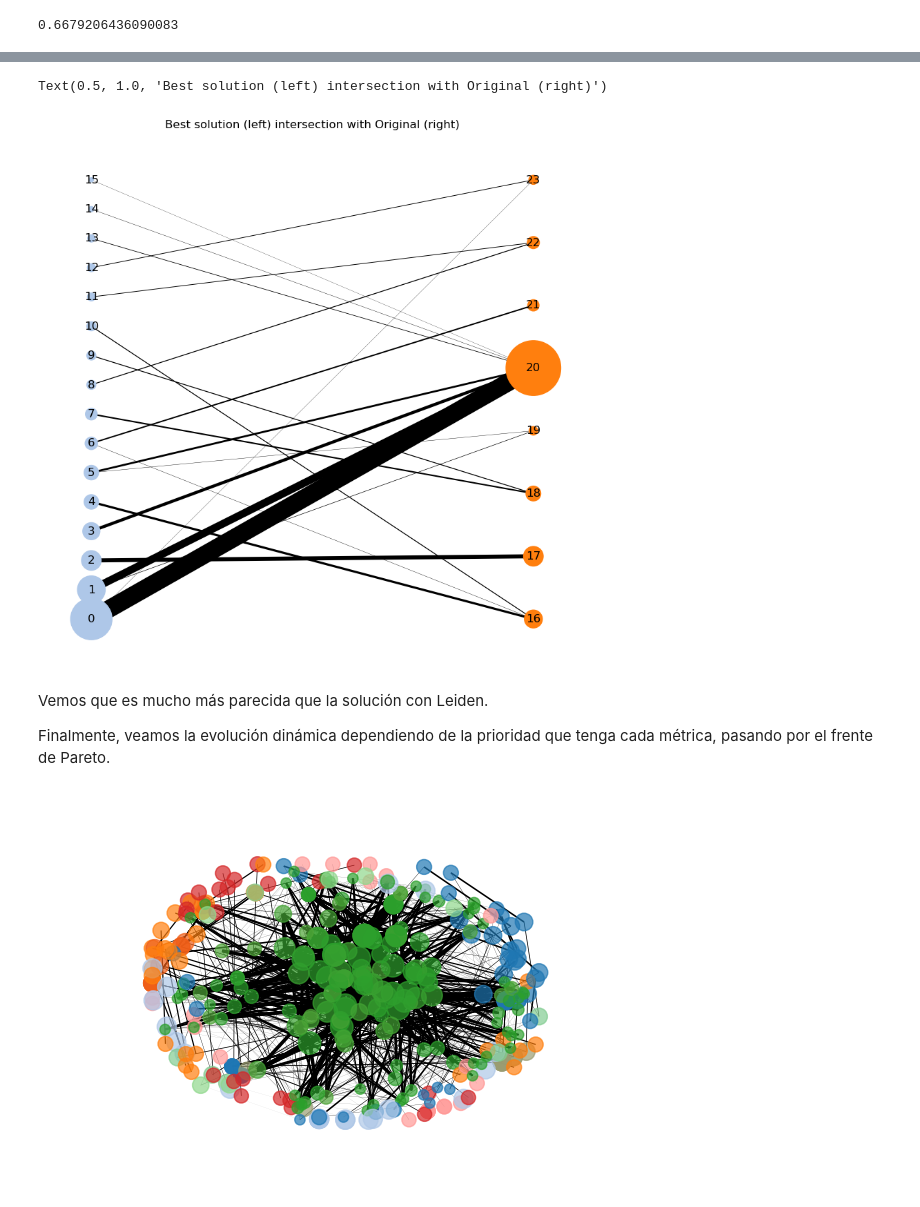
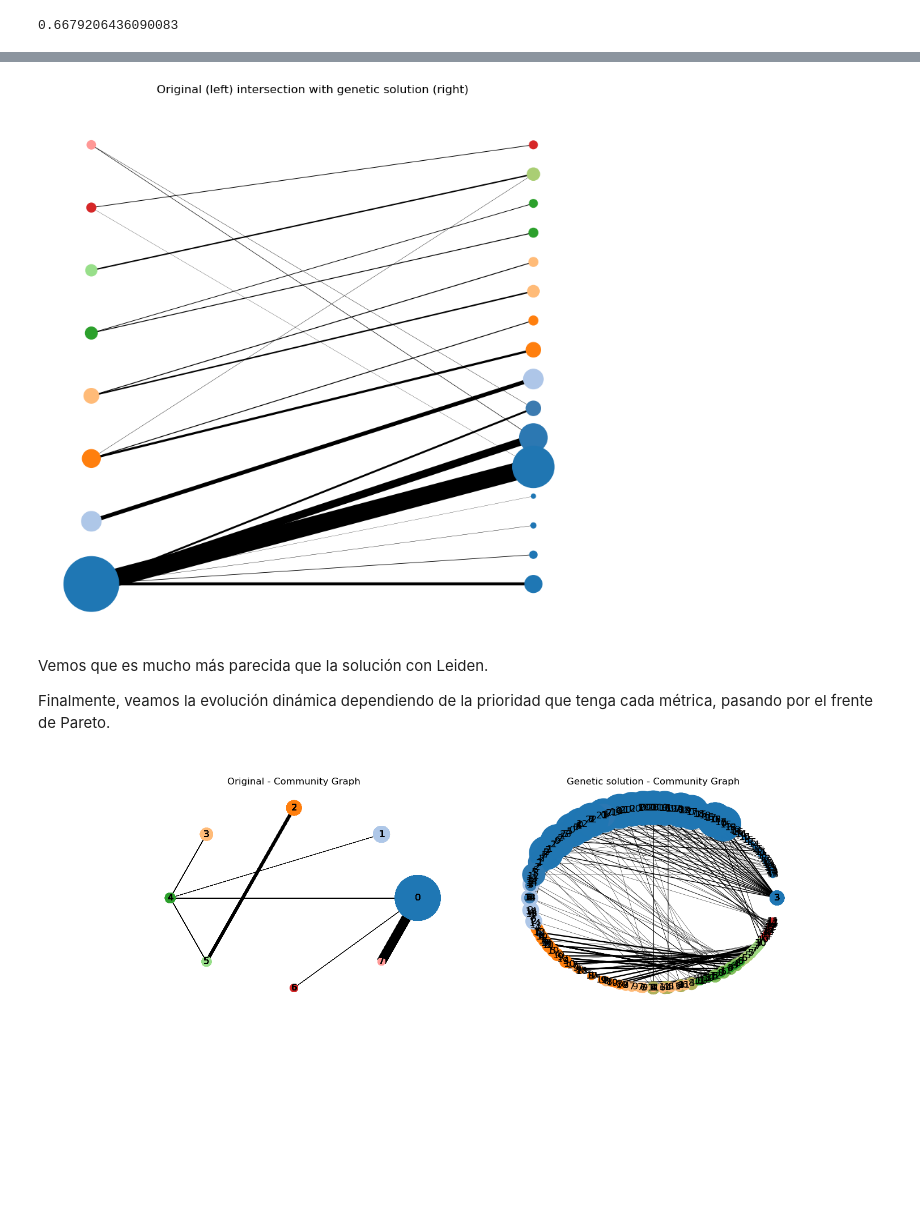
Before and after one commit to pablomiralles22/maadm-sna-ceb-assignment, a Jupyter notebook: notebooks/exercise2-3.ipynb, the cells around one changed output, grey strips where cells are left out. Cells and saved outputs as stored; diff of their text form; code cells hidden in the pictures; blank space fills up the shorter version.

```diff
--- a/notebooks/exercise2-3.ipynb
+++ b/notebooks/exercise2-3.ipynb
@@ -51,22 +56,6 @@ edges: list[list[int]] = [
 ]
 # %% [markdown]
 ## Código auxiliar
-# %%
-def community_list_to_dict(communities: list[list[int]]) -> dict[int, int]:
-    # list of list of nodes in the same community to dict of node to community
-    return {
-        node: ind
-        for ind, community in enumerate(communities)
-        for node in community
-    }
-
-def community_dict_to_list(community_dict: dict[int, int]) -> list[list[int]]:
-    # dict of node to community to list of list of nodes in the same community
-    num_communities = max(community_dict.values()) + 1
-    communities = [[] for _ in range(num_communities)]
-    for node, community in community_dict.items():
-        communities[community].append(node)
-    return communities
 # %%
 def individual_to_communities(individual: list[int]) -> list[list[int]]:
     """
@@ -456,33 +287,43 @@ Text(0.5, 1.0, 'Original - Community Graph')
 fig, ax = plt.subplots(1, 1, figsize=(10, 10))
 plot_bipartite_community_graph(
     graph,
-    communities_1=best_communities,
-    communities_2=community_dict_to_list({node: attr["community"] for node, attr in list(graph.nodes(data=True))}),
+    communities_1=real_communities,
+    communities_2=best_communities,
     node_scale=10.,
     edge_scale=0.1,
     ax=ax,
 )
 
-ax.set_title("Best solution (left) intersection with Original (right)")
+ax.set_title("Original (left) intersection with genetic solution (right)");
 # %% [output]
-Text(0.5, 1.0, 'Best solution (left) intersection with Original (right)')
-[figure, old version]
+[figure, new version]
 # %% [markdown]
 Vemos que es mucho más parecida que la solución con Leiden.
 
 Finalmente, veamos la evolución dinámica dependiendo de la prioridad que tenga cada métrica, pasando por el frente de Pareto.
 # %%
 %matplotlib ipympl
-fig, ax = plt.subplots(figsize=(6,4))
+
+fig, (ax1, ax2) = plt.subplots(1, 2, figsize=(15, 5))
 
 pareto_front = [(fitness, individual) for rank, _, fitness, individual in ranked_population if rank == 0]
 pareto_front.sort(key=lambda x: x[0], reverse=True)  # sort by avg_odf
 def update(frame):
+    ax.clear()
     communities = individual_to_communities(pareto_front[frame][1])
-    plot_multi_community_graph(graph, communities, real_communities, node_scale=50., edge_scale=0.01, k=20., ax=ax)
+    plot_circular_community_graph_with_reference(
+        graph,
+        communities_1=real_communities,
+        communities_2=communities,
+        node_scale=10.,
+        ax1=ax1,
+        ax2=ax2,
+    )
+    ax1.set_title("Original - Community Graph")
+    ax2.set_title("Genetic solution - Community Graph");
 
 anim = animation.FuncAnimation(fig, update, frames=20, interval=1000, repeat=True)
 anim.save('imgs/communities.gif', dpi=80, writer='imagemagick')
 plt.show()
 # %% [output]
-[figure, old version]
+[figure, new version]
```
Also changed, not shown: parts of 7 cells of this notebook, 8 other files.
